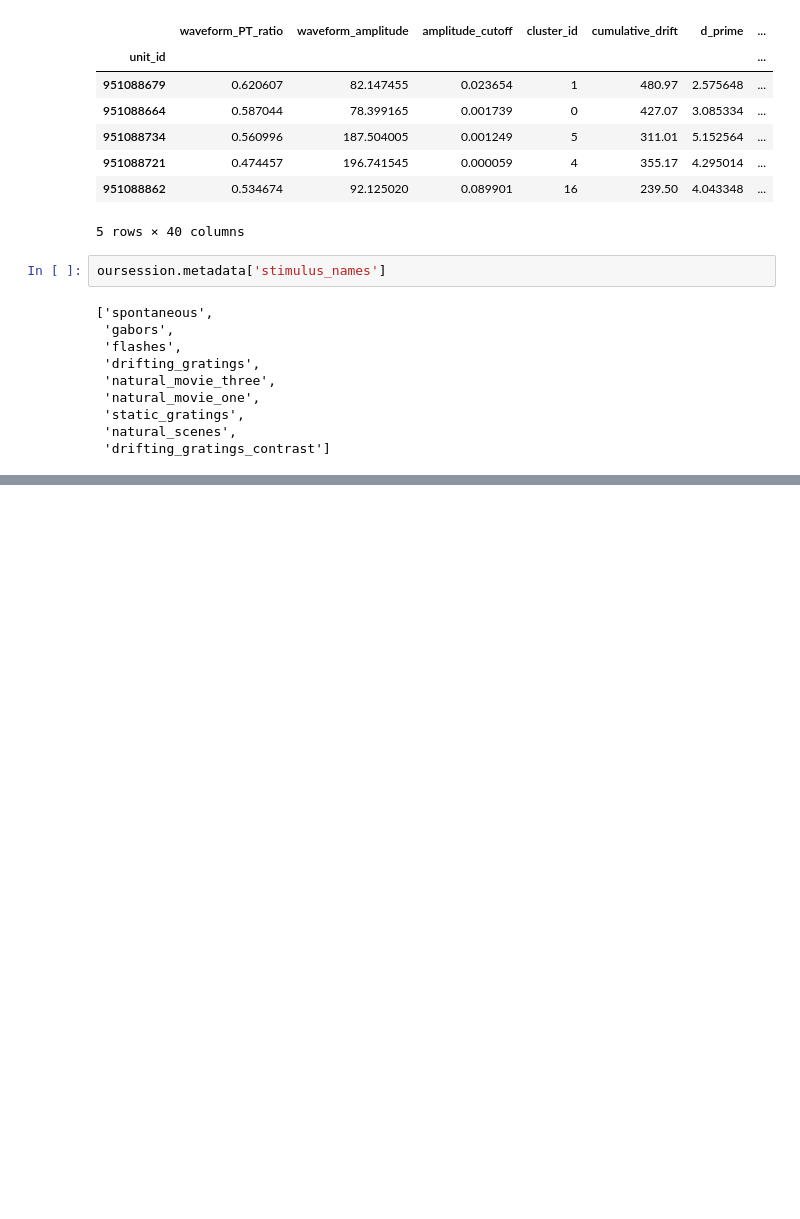
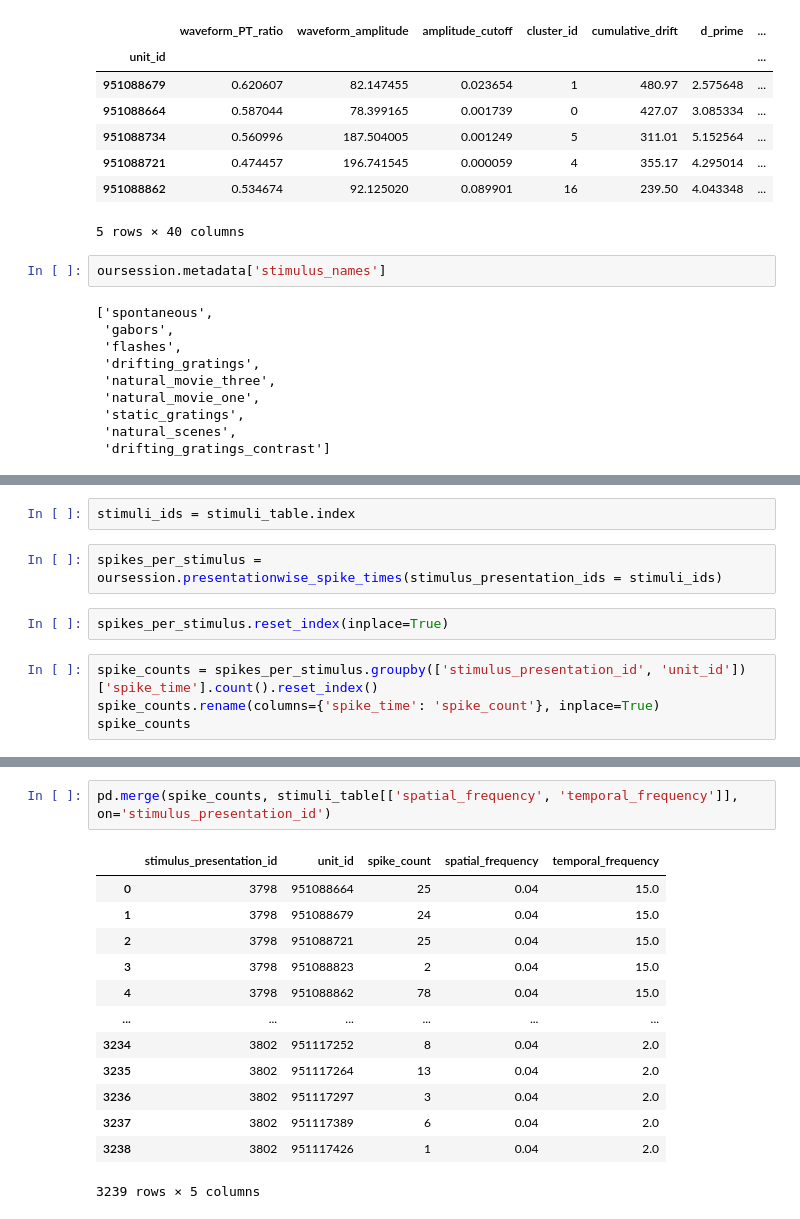
Before and after one commit to FilippoRonzino/mathematical-modelling-for-neuroscience, a Jupyter notebook: import_data.ipynb, the cells around one changed output, grey strips where cells are left out. Cells and saved outputs as stored; diff of their text form; blank space fills up the shorter version.

```diff
--- a/import_data.ipynb
+++ b/import_data.ipynb
@@ -79,0 +81,10 @@ oursession.get_stimulus_table(['drifting_gratings']).head()
+# %%
+stimuli_ids = stimuli_table.index
+# %%
+spikes_per_stimulus = oursession.presentationwise_spike_times(stimulus_presentation_ids = stimuli_ids)
+# %%
+spikes_per_stimulus.reset_index(inplace=True)
+# %%
+spike_counts = spikes_per_stimulus.groupby(['stimulus_presentation_id', 'unit_id'])['spike_time'].count().reset_index()
+spike_counts.rename(columns={'spike_time': 'spike_count'}, inplace=True)
+spike_counts
@@ -79,0 +105,16 @@ oursession.get_stimulus_table(['drifting_gratings']).head()
+# %%
+pd.merge(spike_counts, stimuli_table[['spatial_frequency', 'temporal_frequency']], on='stimulus_presentation_id')
+# %% [output]
+|  | stimulus_presentation_id | unit_id | spike_count | spatial_frequency | temporal_frequency |
+| 0 | 3798 | 951088664 | 25 | 0.04 | 15.0 |
+| 1 | 3798 | 951088679 | 24 | 0.04 | 15.0 |
+| 2 | 3798 | 951088721 | 25 | 0.04 | 15.0 |
+| 3 | 3798 | 951088823 | 2 | 0.04 | 15.0 |
+| 4 | 3798 | 951088862 | 78 | 0.04 | 15.0 |
+| ... | ... | ... | ... | ... | ... |
+| 3234 | 3802 | 951117252 | 8 | 0.04 | 2.0 |
+| 3235 | 3802 | 951117264 | 13 | 0.04 | 2.0 |
+| 3236 | 3802 | 951117297 | 3 | 0.04 | 2.0 |
+| 3237 | 3802 | 951117389 | 6 | 0.04 | 2.0 |
+| 3238 | 3802 | 951117426 | 1 | 0.04 | 2.0 |
+3239 rows × 5 columns
```
Also changed, not shown: parts of 3 cells of this notebook.
